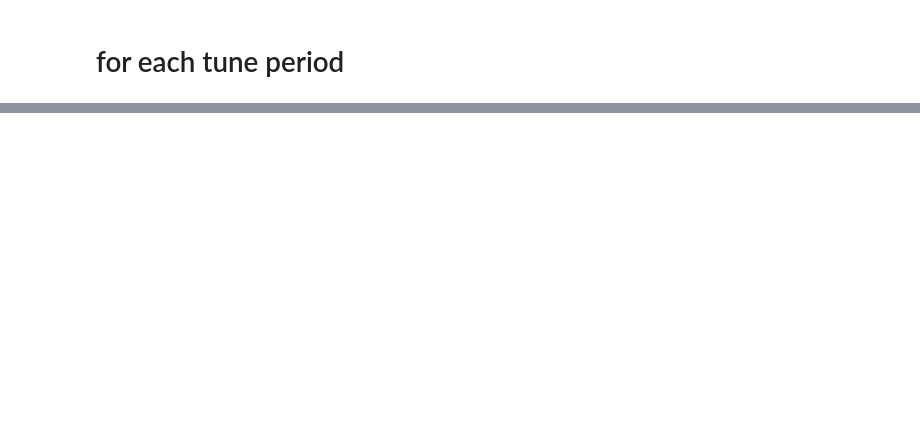
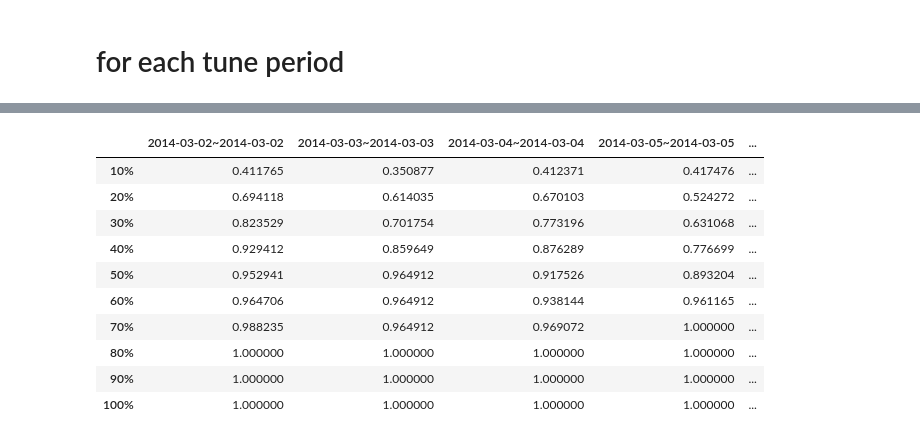
Before and after one commit to JHWu92/public-safety-baltimore, a Jupyter notebook: tm roller.ipynb, the cells around one changed output, grey strips where cells are left out. Cells and saved outputs as stored; diff of their text form; code cells hidden in the pictures; blank space fills up the shorter version.

```diff
--- a/tm roller.ipynb
+++ b/tm roller.ipynb
@@ -29,0 +47,14 @@ res = tmroller.eval(hit_rate, grids)
+# %%
+df
+# %% [output]
+|  | 2014-03-02~2014-03-02 | 2014-03-03~2014-03-03 | 2014-03-04~2014-03-04 | 2014-03-05~2014-03-05 | ... |
+| 10% | 0.411765 | 0.350877 | 0.412371 | 0.417476 | ... |
+| 20% | 0.694118 | 0.614035 | 0.670103 | 0.524272 | ... |
+| 30% | 0.823529 | 0.701754 | 0.773196 | 0.631068 | ... |
+| 40% | 0.929412 | 0.859649 | 0.876289 | 0.776699 | ... |
+| 50% | 0.952941 | 0.964912 | 0.917526 | 0.893204 | ... |
+| 60% | 0.964706 | 0.964912 | 0.938144 | 0.961165 | ... |
+| 70% | 0.988235 | 0.964912 | 0.969072 | 1.000000 | ... |
+| 80% | 1.000000 | 1.000000 | 1.000000 | 1.000000 | ... |
+| 90% | 1.000000 | 1.000000 | 1.000000 | 1.000000 | ... |
+| 100% | 1.000000 | 1.000000 | 1.000000 | 1.000000 | ... |
```
Also changed, not shown: parts of 14 cells of this notebook.
